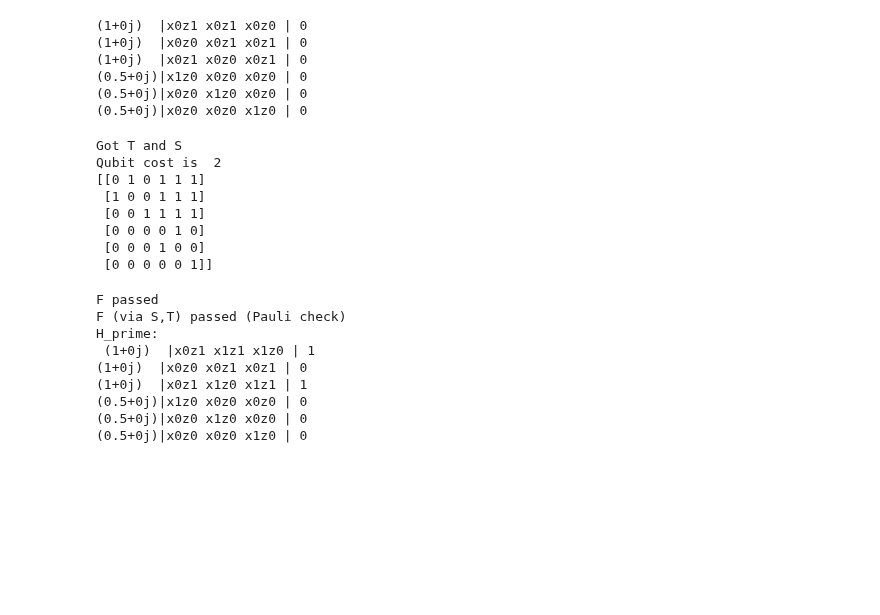
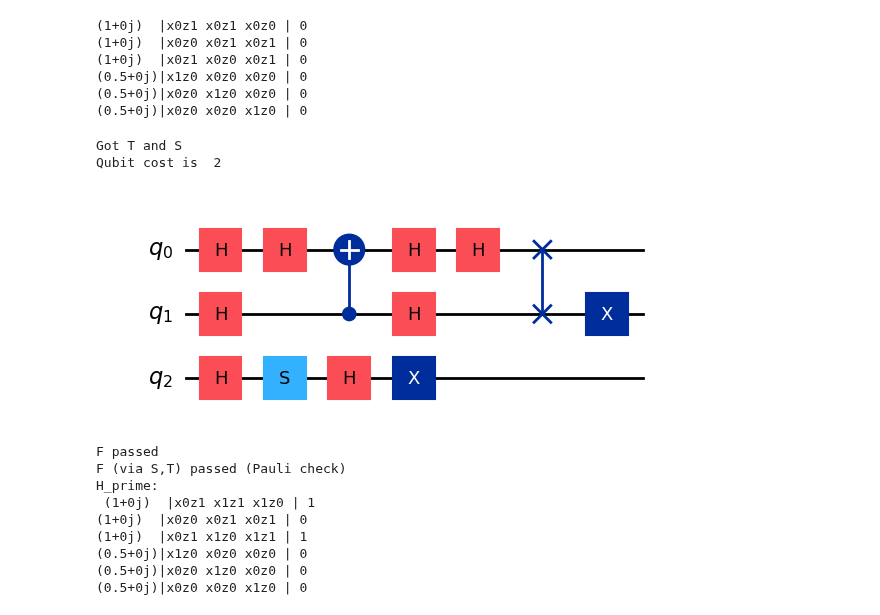
Before and after one commit to QuAOS-Lab/quaos, a Jupyter notebook: scripts/experiments/symmetries/notebooks/heuristic_ising.ipynb, the cells around one changed output. Saved outputs shown, nothing was run; the diff lists cells and outputs as text; code cells hidden in the pictures; blank space fills up the shorter version.

Commit message:
mostly testing of symmetries code and adding plots etc

```diff
--- a/scripts/experiments/symmetries/notebooks/heuristic_ising.ipynb
+++ b/scripts/experiments/symmetries/notebooks/heuristic_ising.ipynb
@@ -24,31 +24,32 @@ print(H)
 # %%
 F = heuristic_clifford_symmetry(N)
 # print(F.symplectic)
 S, T = block_decompose_optimal(F.symplectic, 2)
 
 h_S, h_T = clifford_phase_decomposition(F.symplectic, F.phase_vector, S, T, int(H.lcm))
 S_gate = Gate('S', F.qudit_indices, S, F.dimensions, h_S)
 T_gate = Gate('T', F.qudit_indices, T, F.dimensions, h_T)
 
 assert F == Circuit(F.dimensions, [T_gate.inv(), S_gate, T_gate]).composite_gate()
 
 assert H.to_standard_form() == F.act(H).to_standard_form()
 assert T_gate.act(S_gate.act(T_gate.inv().act(H))).to_standard_form() == H.to_standard_form()
 
 assert S_gate.act(T_gate.inv().act(H)).to_standard_form() == T_gate.inv().act(H).to_standard_form()
 
 print('Got T and S')
 print('Qubit cost is ', qudit_cost(S_gate))
-print(F.symplectic)
+imF = gate_to_circuit(F).circuit_image()
+imT = gate_to_circuit(T_gate).circuit_image()
+imS = gate_to_circuit(S_gate).circuit_image()
+
+# imF.draw(output='mpl')
+# imT.draw(output='mpl')
+imS.draw(output='mpl')
 # %% [output]
 Got T and S
 Qubit cost is  2
-[[0 1 0 1 1 1]
- [1 0 0 1 1 1]
- [0 0 1 1 1 1]
- [0 0 0 0 1 0]
- [0 0 0 1 0 0]
- [0 0 0 0 0 1]]
+[figure, added]
 # %%
 ### Test F and F unitary
 
```
Also changed, not shown: 20 other files.
